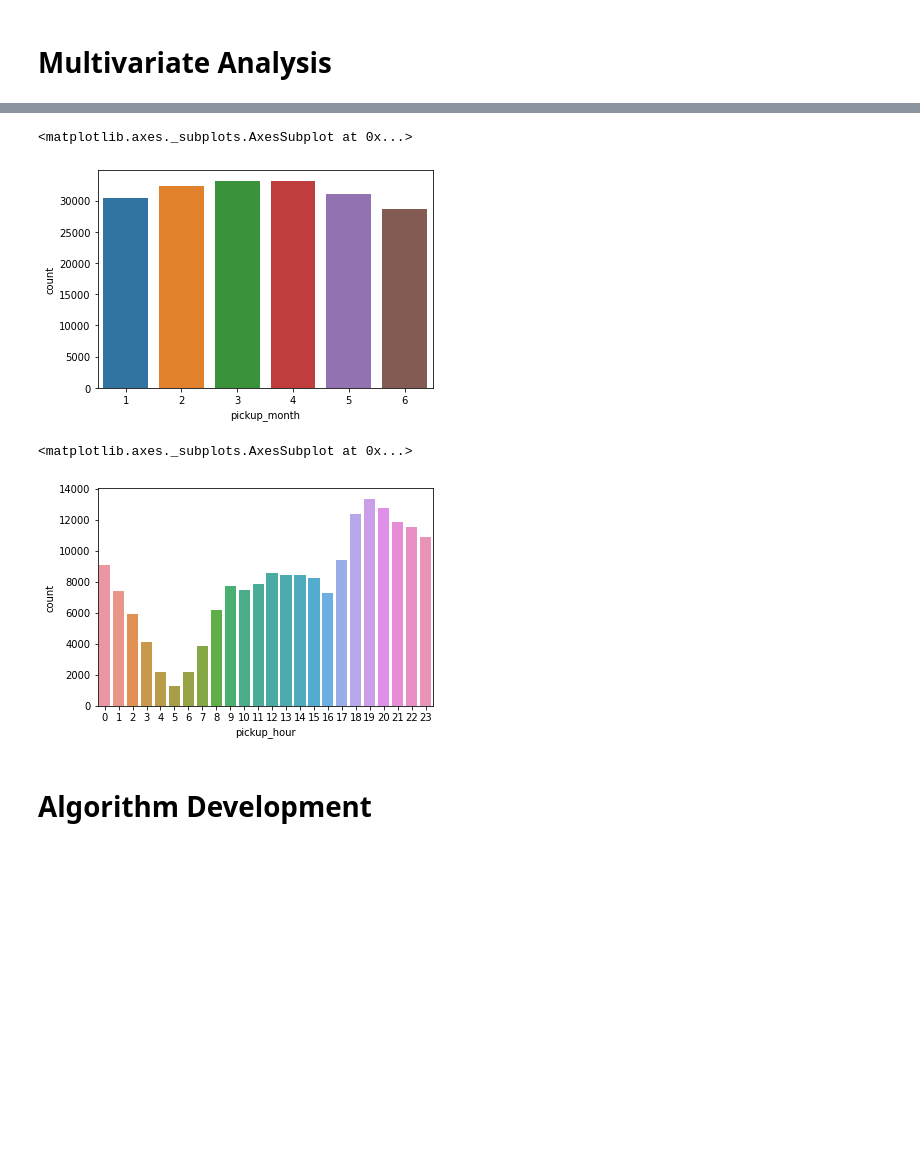
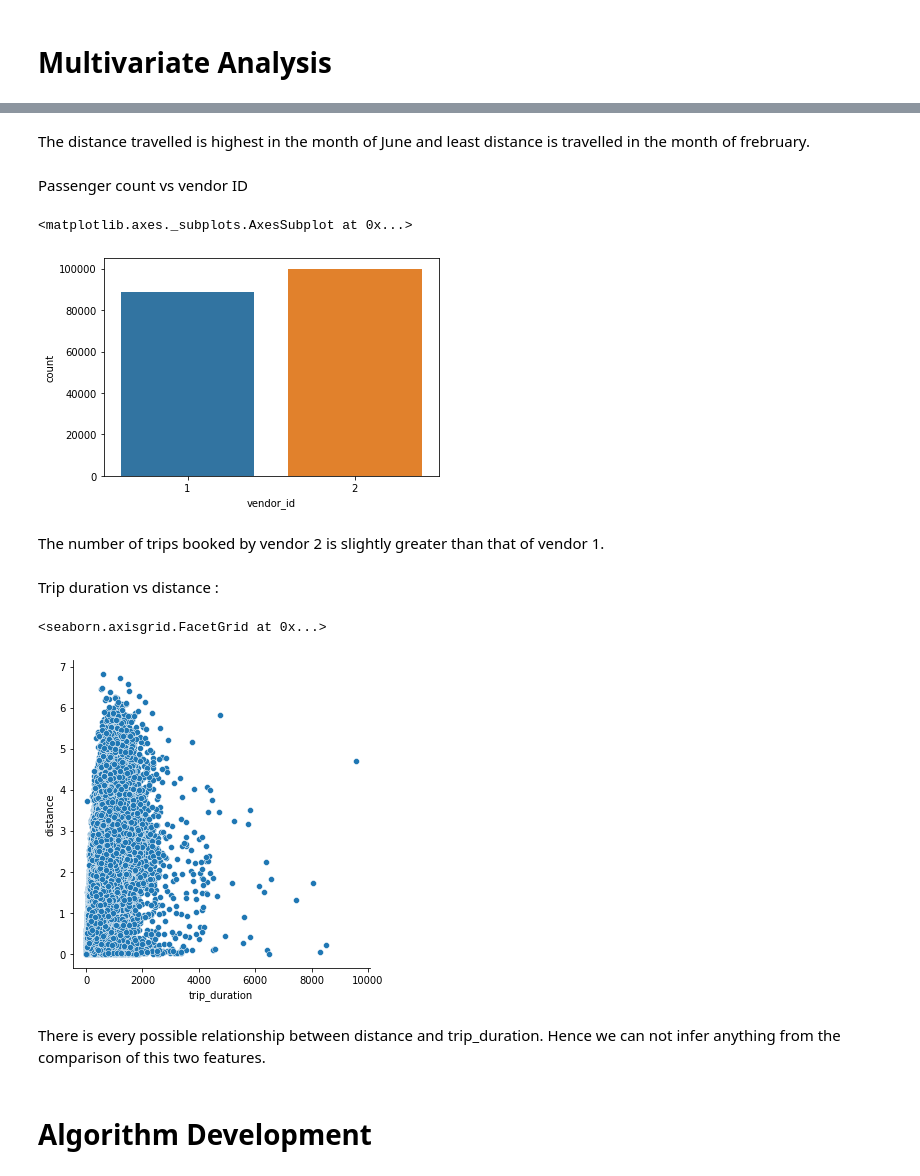
Before and after one commit to Shashwat-spyder/NYC-Taxi-Trip-Time, a Jupyter notebook: New_York_Taxi_Duration.ipynb, the cells around one changed output, grey strips where cells are left out. Drawn from its saved outputs; the diff is of its cells as text; code cells hidden in the pictures; blank space fills up the shorter version.

```diff
--- a/New_York_Taxi_Duration.ipynb
+++ b/New_York_Taxi_Duration.ipynb
@@ -473,13 +569,23 @@ plt.show()
+# %% [markdown]
+The distance travelled is highest in the month of June and least distance is travelled in the month of frebruary.
+# %% [markdown]
+Passenger count vs vendor ID
 # %%
-sns.countplot(x='pickup_month', data=nyc_df)
+sns.countplot(nyc_df['vendor_id'])
 # %% [output]
 <matplotlib.axes._subplots.AxesSubplot at 0x...>
-[figure, old version]
+[figure, new version]
+# %% [markdown]
+The number of trips booked by vendor 2 is slightly greater than that of vendor 1.
+# %% [markdown]
+Trip duration vs distance :
 # %%
-sns.countplot(x='pickup_hour', data=nyc_df)
+sns.relplot(y=nyc_df.distance,x=10**nyc_df.trip_duration,data=nyc_df)
 # %% [output]
-<matplotlib.axes._subplots.AxesSubplot at 0x...>
+<seaborn.axisgrid.FacetGrid at 0x...>
-[figure, old version]
+[figure, new version]
+# %% [markdown]
+There is every possible relationship between distance and trip_duration. Hence we can not infer anything from the comparison of this two features.
 # %% [markdown]
 # **Algorithm Development**
 # %% [markdown]
```
Also changed, not shown: parts of 36 cells of this notebook.
